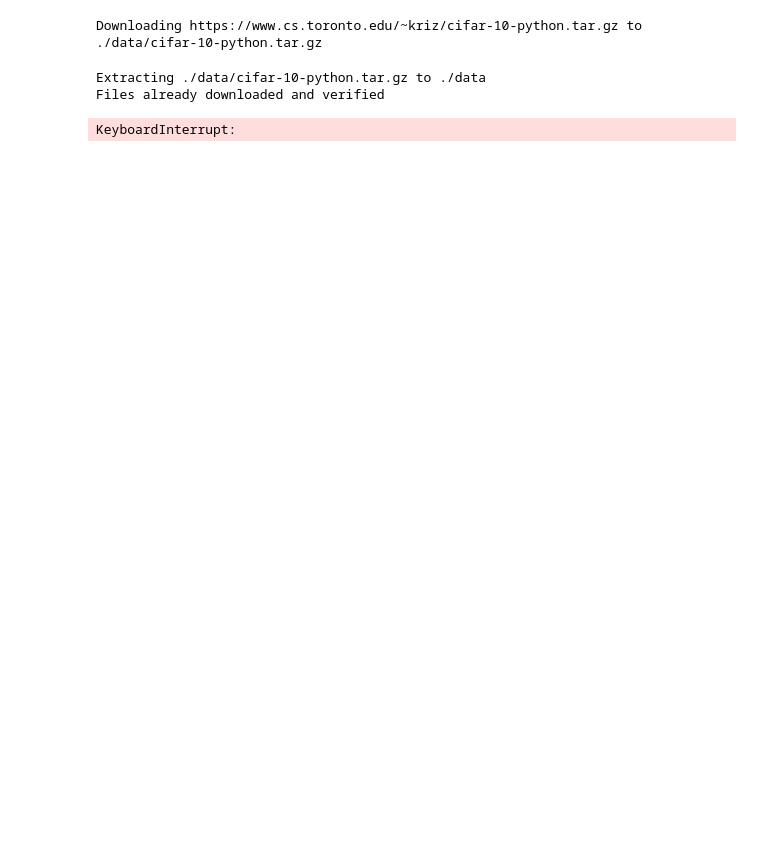
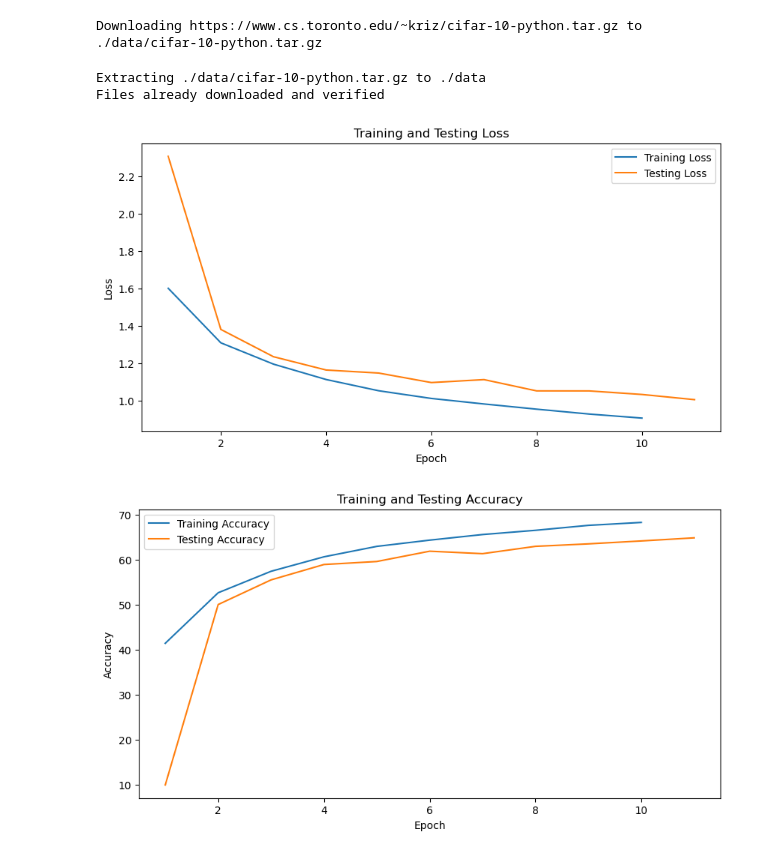
Before and after one commit to PhudishTam/CS294-Midterm, a Jupyter notebook: question_9.ipynb, the cells around one changed output. Drawn from its saved outputs; the diff is of its cells as text; code cells hidden in the pictures; blank space fills up the shorter version.

```diff
--- a/question_9.ipynb
+++ b/question_9.ipynb
@@ -9,6 +10,6 @@ from tqdm import tqdm
 # %%
 transform = transforms.Compose([transforms.ToTensor(), transforms.Normalize((0.5,0.5,0.5),(0.5,0.5,0.5))])
-batch_size = 4
+batch_size = 64
 train_set = torchvision.datasets.CIFAR10(root='./data', train=True, download=True, transform=transform)
 test_set = torchvision.datasets.CIFAR10(root='./data', train=False, download=True, transform=transform)
 train_loader = torch.utils.data.DataLoader(train_set, batch_size=batch_size, shuffle=True)
@@ -111,5 +112,25 @@ def train_test_epochs(model, train_loader, test_loader, epochs, lr, device):
 model = CNN()
 device = torch.device("cuda:0" if torch.cuda.is_available() else "cpu")
 train_losses, test_losses, train_accuracies, test_accuracies = train_test_epochs(model, train_loader, test_loader, 10, 0.001, device)
-# %% [output]
-KeyboardInterrupt:
+# %%
+plt.figure(figsize=(10, 5))
+plt.plot(range(1, len(train_losses) + 1), train_losses, label='Training Loss')
+plt.plot(range(1, len(test_losses) + 1), test_losses, label='Testing Loss')
+plt.xlabel('Epoch')
+plt.ylabel('Loss')
+plt.title('Training and Testing Loss')
+plt.legend()
+plt.show()
+
+# Plotting training and testing accuracies
+plt.figure(figsize=(10, 5))
+plt.plot(range(1, len(train_accuracies) + 1), train_accuracies, label='Training Accuracy')
+plt.plot(range(1, len(test_accuracies) + 1), test_accuracies, label='Testing Accuracy')
+plt.xlabel('Epoch')
+plt.ylabel('Accuracy')
+plt.title('Training and Testing Accuracy')
+plt.legend()
+plt.show()
+# %% [output]
+[figure, added]
+[figure, added]
```
Also changed, not shown: parts of 1 cell of this notebook.
